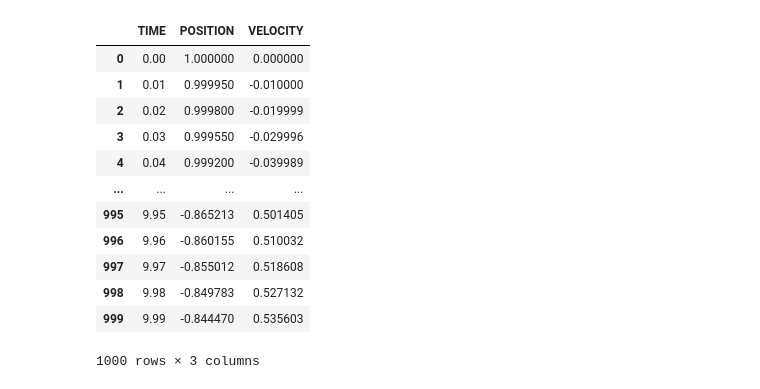
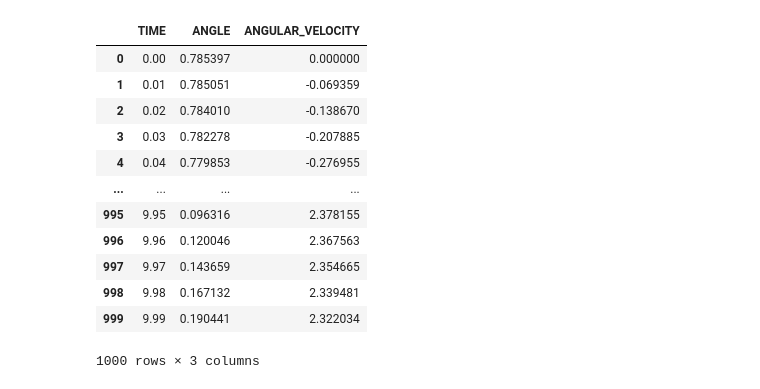
Before and after one commit to QuentinJian/Pendulum-simulation, a Jupyter notebook: plot_graph.ipynb, the cells around one changed output. Drawn from its saved outputs; the diff is of its cells as text; code cells hidden in the pictures.

```diff
--- a/plot_graph.ipynb
+++ b/plot_graph.ipynb
@@ -1,23 +1,23 @@
 # %%
 import numpy as np
 import pandas as pd
 
-data = pd.read_csv(r"C:\Users\clare\Documents\SHO-simulation\simulation_data.csv", nrows=1000)
+data = pd.read_csv(r"C:\Users\clare\Documents\SHO-simulation\pendulum_simulation.csv", nrows=1000)
 
 data
 # %% [output]
-|  | TIME | POSITION | VELOCITY |
-| 0 | 0.00 | 1.000000 | 0.000000 |
-| 1 | 0.01 | 0.999950 | -0.010000 |
-| 2 | 0.02 | 0.999800 | -0.019999 |
-| 3 | 0.03 | 0.999550 | -0.029996 |
-| 4 | 0.04 | 0.999200 | -0.039989 |
+|  | TIME | ANGLE | ANGULAR_VELOCITY |
+| 0 | 0.00 | 0.785397 | 0.000000 |
+| 1 | 0.01 | 0.785051 | -0.069359 |
+| 2 | 0.02 | 0.784010 | -0.138670 |
+| 3 | 0.03 | 0.782278 | -0.207885 |
+| 4 | 0.04 | 0.779853 | -0.276955 |
 | ... | ... | ... | ... |
-| 995 | 9.95 | -0.865213 | 0.501405 |
-| 996 | 9.96 | -0.860155 | 0.510032 |
-| 997 | 9.97 | -0.855012 | 0.518608 |
-| 998 | 9.98 | -0.849783 | 0.527132 |
-| 999 | 9.99 | -0.844470 | 0.535603 |
+| 995 | 9.95 | 0.096316 | 2.378155 |
+| 996 | 9.96 | 0.120046 | 2.367563 |
+| 997 | 9.97 | 0.143659 | 2.354665 |
+| 998 | 9.98 | 0.167132 | 2.339481 |
+| 999 | 9.99 | 0.190441 | 2.322034 |
 1000 rows × 3 columns
 # %%
 import matplotlib.pyplot as plt
```
Also changed, not shown: parts of 4 cells of this notebook, 7 other files.
